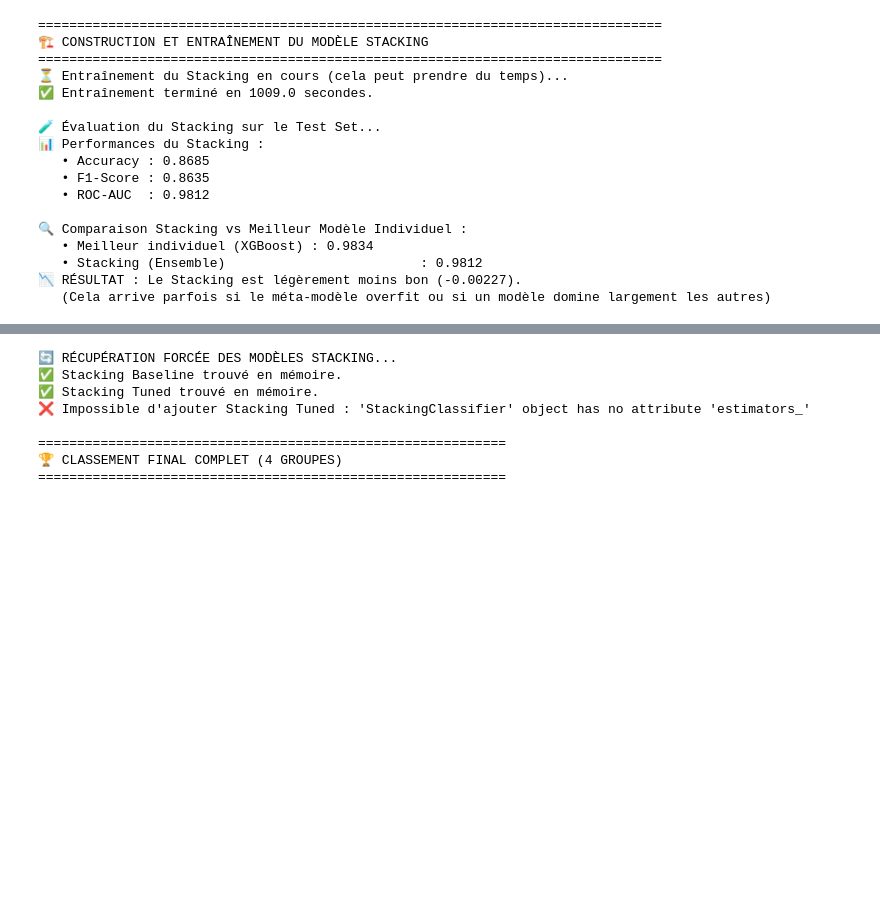
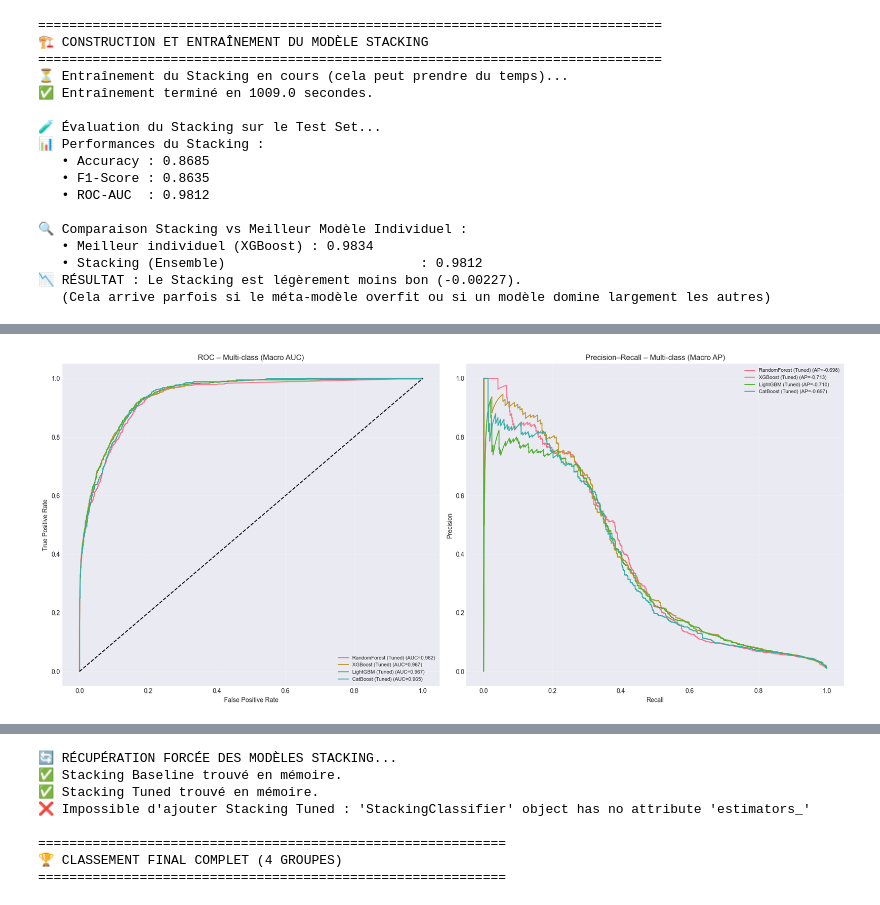
Before and after one commit to ImenBenAmar/Crime_detection_Mlops, a Jupyter notebook: notebooks/modeling_without_SMOTE.ipynb, the cells around one changed output, grey strips where cells are left out. Saved outputs shown, nothing was run; the diff lists cells and outputs as text; code cells hidden in the pictures; blank space fills up the shorter version.

```diff
--- a/notebooks/modeling_without_SMOTE.ipynb
+++ b/notebooks/modeling_without_SMOTE.ipynb
@@ -770 +935,86 @@ plt.show()
+# %%
+from sklearn.preprocessing import label_binarize
+from sklearn.metrics import roc_curve, auc, precision_recall_curve
+import matplotlib.pyplot as plt
+import numpy as np
+
+# Nombre de classes
+classes = np.unique(y_test)
+n_classes = len(classes)
+
+# Binarisation (One-vs-Rest)
+y_test_bin = label_binarize(y_test, classes=classes)
+
+# ----------- Rassembler tous les modèles -----------------
+all_models_plot = {}
+
+if 'baseline_models' in locals():
+    for name, model in baseline_models.items():
+        all_models_plot[f"{name} (Baseline)"] = model
+
+if 'tuned_models' in locals():
+    for name, model in tuned_models.items():
+        all_models_plot[f"{name} (Tuned)"] = model
+
+if 'stack_base' in locals():
+    all_models_plot["Stacking (Baseline)"] = stack_base
+
+if 'stack_tuned' in locals():
+    all_models_plot["Stacking (Tuned)"] = stack_tuned
+
+
+# ----------- FIGURE UNIQUE ROC + PRECISION-RECALL -----------------
+plt.figure(figsize=(18, 8))
+
+# ====================== 1. SUBPLOT ROC ============================
+plt.subplot(1, 2, 1)
+
+for name, model in all_models_plot.items():
+
+    y_scores = model.predict_proba(X_test)
+
+    # ROC macro-average
+    aucs = []
+    for i in range(n_classes):
+        fpr, tpr, _ = roc_curve(y_test_bin[:, i], y_scores[:, i])
+        aucs.append(auc(fpr, tpr))
+
+    macro_auc = np.mean(aucs)
+
+    plt.plot(fpr, tpr, label=f"{name} (AUC={macro_auc:.3f})")
+
+plt.plot([0, 1], [0, 1], 'k--')
+plt.xlabel("False Positive Rate")
+plt.ylabel("True Positive Rate")
+plt.title("ROC – Multi-class (Macro AUC)")
+plt.legend(fontsize=8)
+plt.grid(alpha=0.3)
+
+
+# ================== 2. SUBPLOT PRECISION–RECALL ====================
+plt.subplot(1, 2, 2)
+
+for name, model in all_models_plot.items():
+
+    y_scores = model.predict_proba(X_test)
+
+    aps = []
+    for i in range(n_classes):
+        precision, recall, _ = precision_recall_curve(y_test_bin[:, i], y_scores[:, i])
+        aps.append(np.trapz(precision, recall))
+
+    macro_pr = np.mean(aps)
+
+    plt.plot(recall, precision, label=f"{name} (AP={macro_pr:.3f})")
+
+plt.xlabel("Recall")
+plt.ylabel("Precision")
+plt.title("Precision–Recall – Multi-class (Macro AP)")
+plt.legend(fontsize=8)
+plt.grid(alpha=0.3)
+
+plt.tight_layout()
+plt.show()
+# %% [output]
+[figure, added]
 # %%
```
Also changed, not shown: parts of 20 cells of this notebook, 13 other files.
